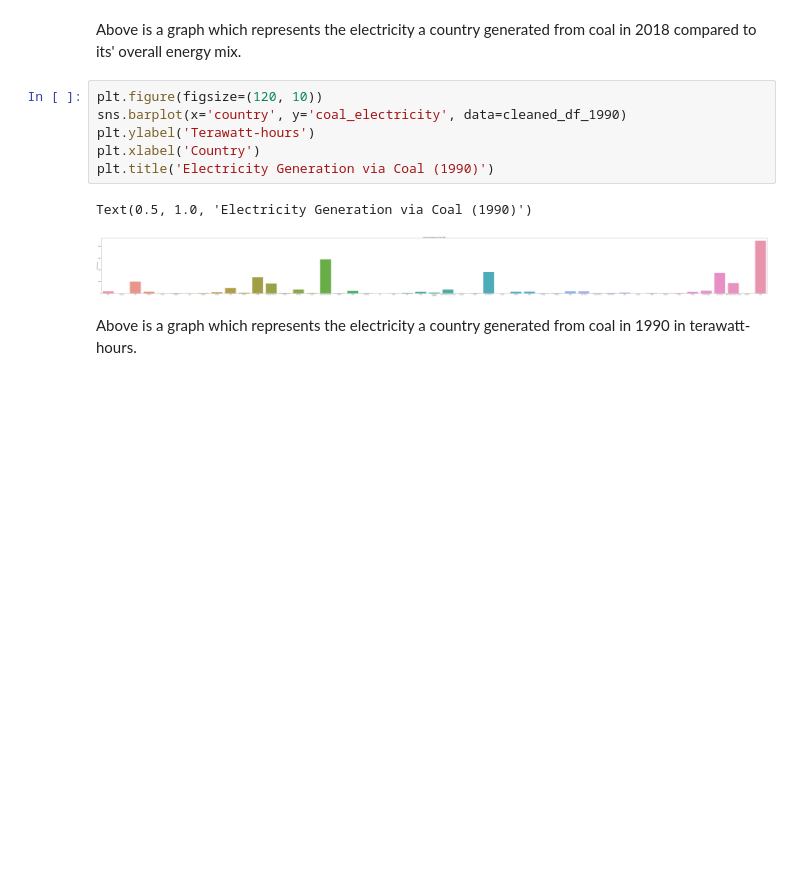
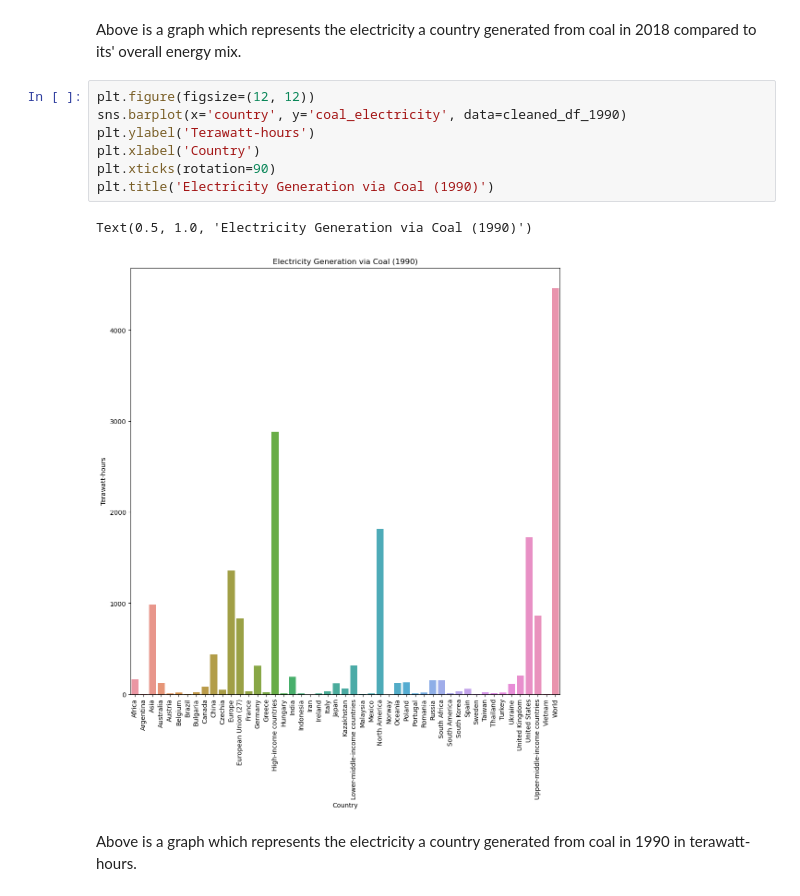
Before and after one commit to ubco-W2022T1-cosc301/project-group02, a Jupyter notebook: notebooks/analysis2.ipynb, the cells around one changed output. Saved outputs shown, nothing was run; the diff lists cells and outputs as text; blank space fills up the shorter version.

```diff
--- a/notebooks/analysis2.ipynb
+++ b/notebooks/analysis2.ipynb
@@ -138,14 +126,15 @@ Text(0.5, 1.0, 'Percentage of Electricity Generation via Coal (2018)')
 # %% [markdown]
 Above is a graph which represents the electricity a country generated from coal in 2018 compared to its' overall energy mix.
 # %%
-plt.figure(figsize=(120, 10))
+plt.figure(figsize=(12, 12))
 sns.barplot(x='country', y='coal_electricity', data=cleaned_df_1990)
 plt.ylabel('Terawatt-hours')
 plt.xlabel('Country')
+plt.xticks(rotation=90)
 plt.title('Electricity Generation via Coal (1990)')
 # %% [output]
 Text(0.5, 1.0, 'Electricity Generation via Coal (1990)')
-[figure, old version]
+[figure, new version]
 # %% [markdown]
 Above is a graph which represents the electricity a country generated from coal in 1990 in terawatt-hours.
 # %%
```
Also changed, not shown: parts of 6 cells of this notebook.
